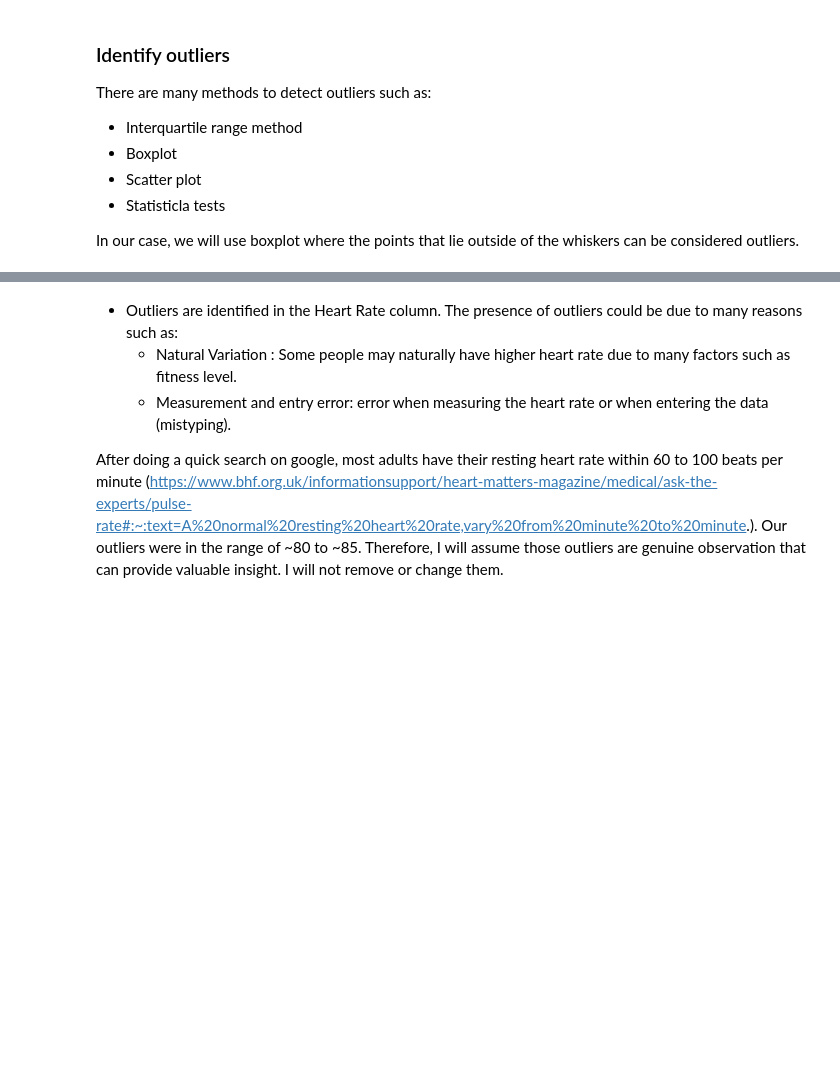
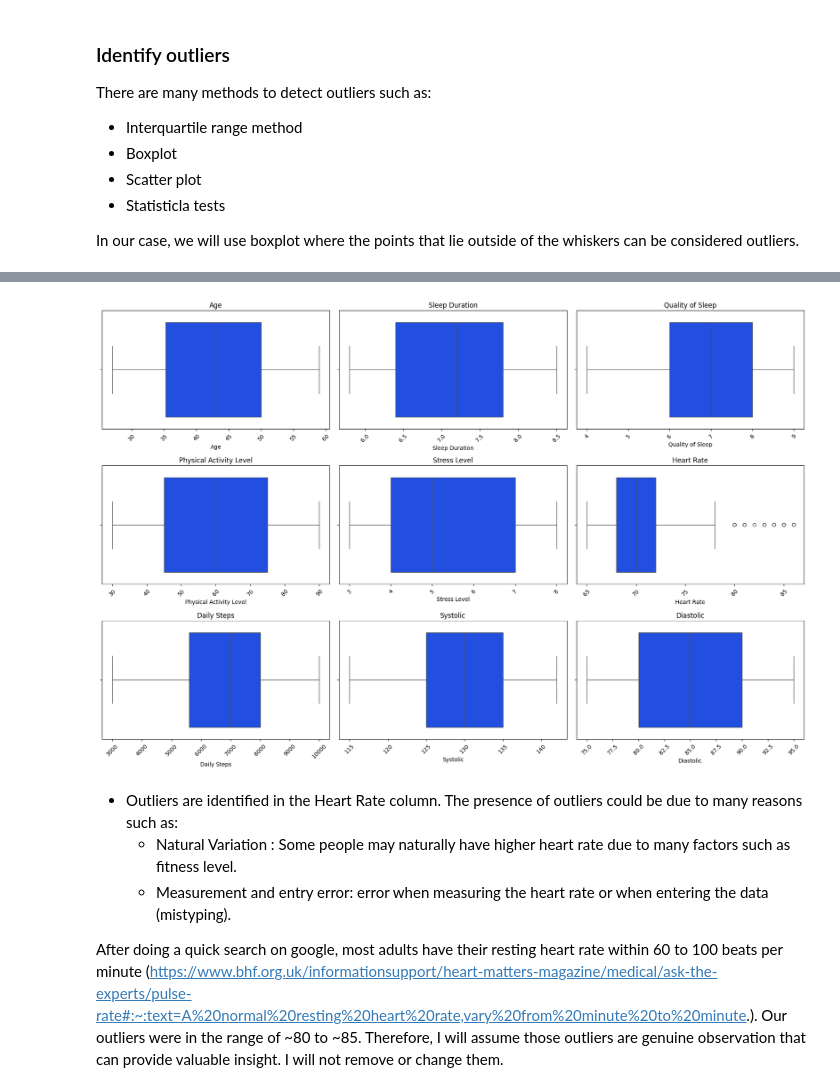
Before and after one commit to AlishaAng/EDA, a Jupyter notebook: EDA.ipynb, the cells around one changed output, grey strips where cells are left out. Cells and saved outputs as stored; diff of their text form; code cells hidden in the pictures; blank space fills up the shorter version.

Commit message:
plots

```diff
--- a/EDA.ipynb
+++ b/EDA.ipynb
@@ -260,7 +260,8 @@ There are many methods to detect outliers such as:
 
 In our case, we will use boxplot where the points that lie outside of the whiskers can be considered outliers.
 # %%
-for col in numerical_cols:
-    plt.figure(figsize=(4, 3))
-    sns.boxplot(x=df[col])
-    plt.show()
+# #visualise the plots one by one
+# for col in numerical_cols:
+#     plt.figure(figsize=(4, 3))
+#     sns.boxplot(x=df[col])
+#     plt.show()
@@ -277,3 +268,21 @@ for col in numerical_cols:
+# %%
+#Visualise the plots all together in one plot
+n_cols = 3 # number of plots in one row, adjust as needed.
+n_rows = len(numerical_cols) // n_cols + (len(numerical_cols) % n_cols > 0)
+
+plt.figure(figsize=(n_cols * 6, n_rows * 4))
+
+for i, col in enumerate(numerical_cols):
+    plt.subplot(n_rows, n_cols, i+1)
+
+    sns.boxplot(x=df[col])
+    plt.xticks(rotation=45)
+    plt.title(col)
+
+plt.tight_layout()
+plt.show()
+# %% [output]
+[figure, added]
 # %% [markdown]
 - Outliers are identified in the Heart Rate column. The presence of outliers could be due to many reasons such as:
     - Natural Variation : Some people may naturally have higher heart rate due to many factors such as fitness level.
```
Also changed, not shown: parts of 1 cell of this notebook.
